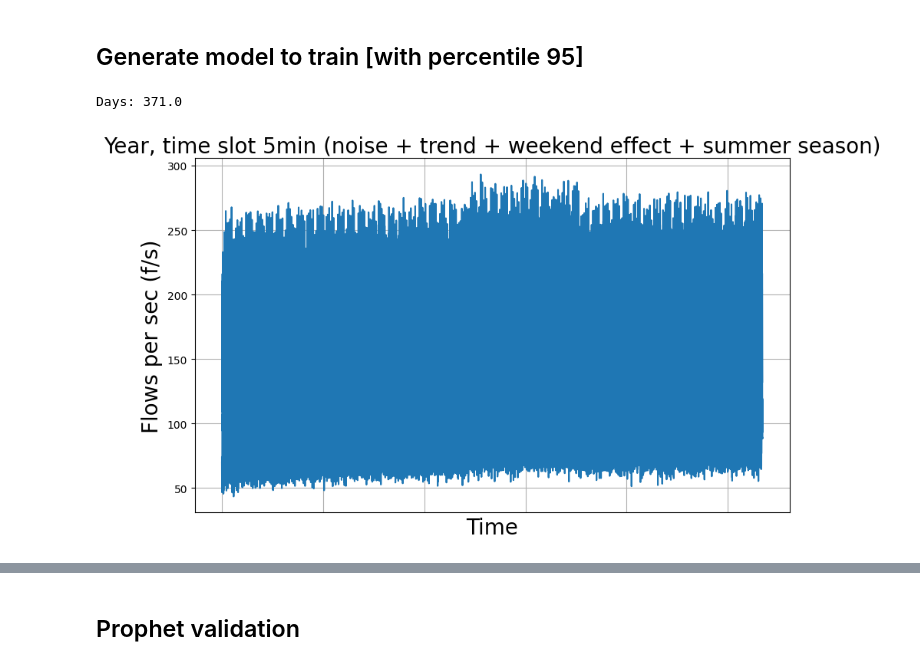
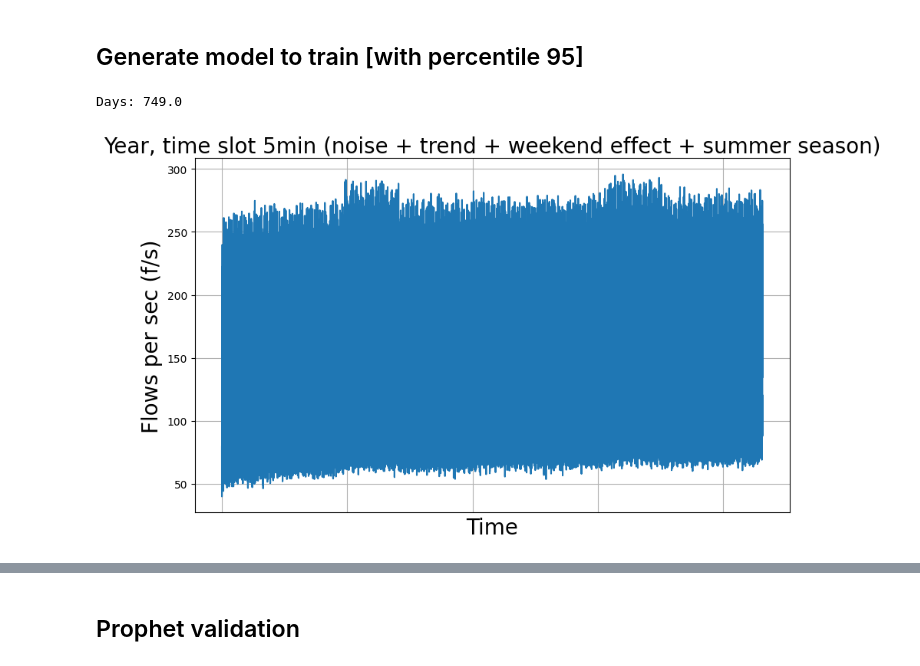
Before and after one commit to Raniita/traffic-forecast, a Jupyter notebook: notebooks/generate_dataset.ipynb, the cells around one changed output, grey strips where cells are left out. Saved outputs shown, nothing was run; the diff lists cells and outputs as text; code cells hidden in the pictures.

```diff
--- a/notebooks/generate_dataset.ipynb
+++ b/notebooks/generate_dataset.ipynb
@@ -117,37 +117,37 @@ trend_cagr = 0.26
 noise = 5
 
 # Weeks in a year, init 01-01, end at 30-12
 #weeks = 157     # Three years == 156
-#weeks = 107
-weeks = 53
+weeks = 107
+#weeks = 53
 
 values_year = []
 for week in range(weeks):
     # 0 to 12 winter
     # 12 to 24 spring
     # 24 to 36 summer
     # 36 to 48 autum
     if week >= 24 and week <= 34:       # Its summernp.power(
         values_year.append(generate_week(flows_5min_value, beta_weekend=weekend, alpha_season=season))
     elif week >= 76 and week <= 86:    # Its summer
         values_year.append(generate_week(flows_5min_value, beta_weekend=weekend, alpha_season=season))
     elif week >= 128 and week <= 138:    # Its summer
         values_year.append(generate_week(flows_5min_value, beta_weekend=weekend, alpha_season=season))
     else:
         values_year.append(generate_week(flows_5min_value, beta_weekend=weekend))
 
 values_year = np.concatenate(values_year)
 values_year = apply_noise(values_year, noise=noise)
 values_year = apply_trend(values_year, cagr=trend_cagr, years=3)
 
 print(f"Days: {len(values_year)/day}")
 
 #time_seasonal = np.arange(int(day*7*weeks))
 time_year = np.arange(len(values_year))
 plot_time_series(time_year, values_year, label="Year, time slot 5min (noise + trend + weekend effect + summer season)", mark_days=False, hide_xticks=True)
 # %% [output]
-Days: 371.0
+Days: 749.0
-[figure, old version]
+[figure, new version]
 # %%
 # Disclaimer, selecting the year may rotate the trend of weekend
 # With 52, the weekend trend goes to Saturday-Sunday
```
Also changed, not shown: parts of 5 cells of this notebook, 3 other files.
